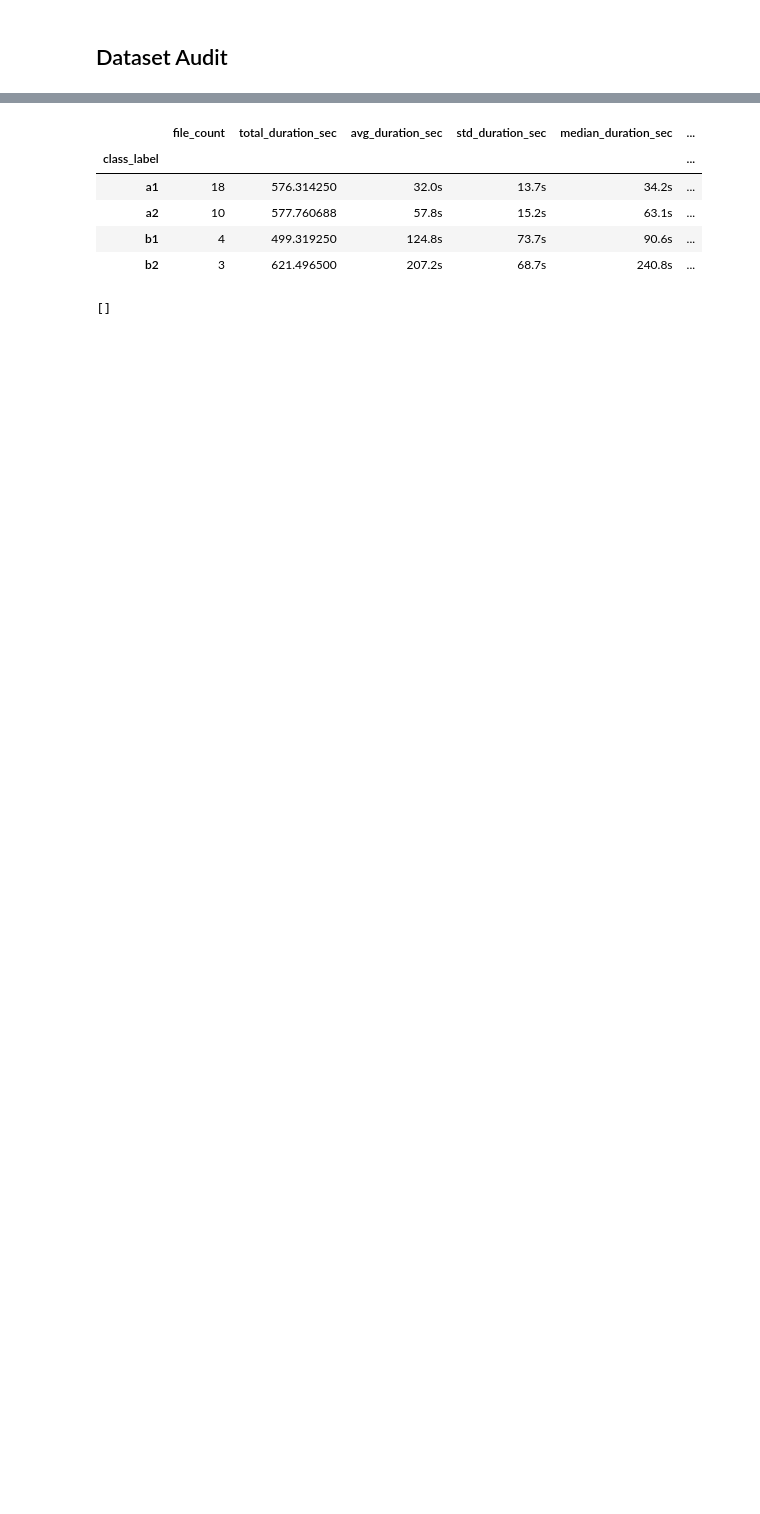
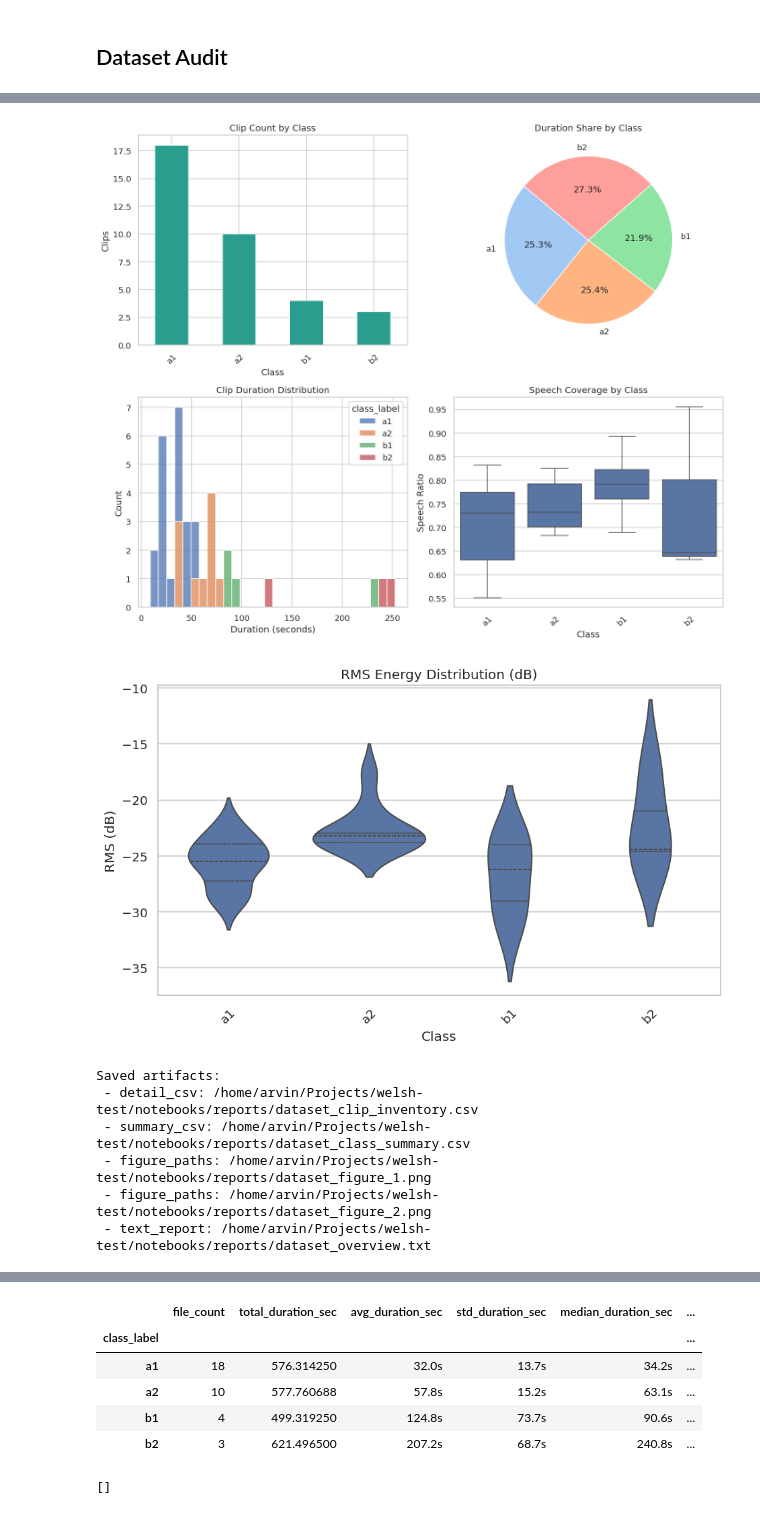
Before and after one commit to arvinsingh/welsh-test, a Jupyter notebook: notebooks/Analysis.ipynb, the cells around one changed output, grey strips where cells are left out. Saved outputs shown, nothing was run; the diff lists cells and outputs as text; code cells hidden in the pictures; blank space fills up the shorter version.

Commit message:
Update Analysis notebook

```diff
--- a/notebooks/Analysis.ipynb
+++ b/notebooks/Analysis.ipynb
@@ -29,7 +29,9 @@ class AuditConfig:
     reports_dir: Path | None = None
     save_tables: bool = True
     save_figures: bool = False
+    save_text_report: bool = True
     figure_dpi: int = 120
+    text_report_name: str | None = None
     max_error_examples: int = 5
 
 
@@ -437,0 +403,13 @@ Saved artifacts:
+# %%
+default_config = AuditConfig(
+    dataset_root=Path("..").resolve() / "dataset",
+    speech_top_db=30.0,
+    target_sr_for_speech_ratio=16000,
+    reports_dir=Path.cwd() / "reports",
+    save_tables=True,
+    save_figures=True,
+    save_text_report=True,
+    text_report_name="dataset_overview.txt",
+)
+results = run_dataset_audit(default_config)
+# %% [output]
@@ -438,3 +436,11 @@ Saved artifacts:
+[figure, added]
+[figure, added]
+Saved artifacts:
+ - detail_csv: /home/arvin/Projects/welsh-test/notebooks/reports/dataset_clip_inventory.csv
+ - summary_csv: /home/arvin/Projects/welsh-test/notebooks/reports/dataset_class_summary.csv
+ - figure_paths: /home/arvin/Projects/welsh-test/notebooks/reports/dataset_figure_1.png
+ - figure_paths: /home/arvin/Projects/welsh-test/notebooks/reports/dataset_figure_2.png
+ - text_report: /home/arvin/Projects/welsh-test/notebooks/reports/dataset_overview.txt
 # %%
 results["clips"].head()
 # %% [output]
```
Also changed, not shown: parts of 3 cells of this notebook.
